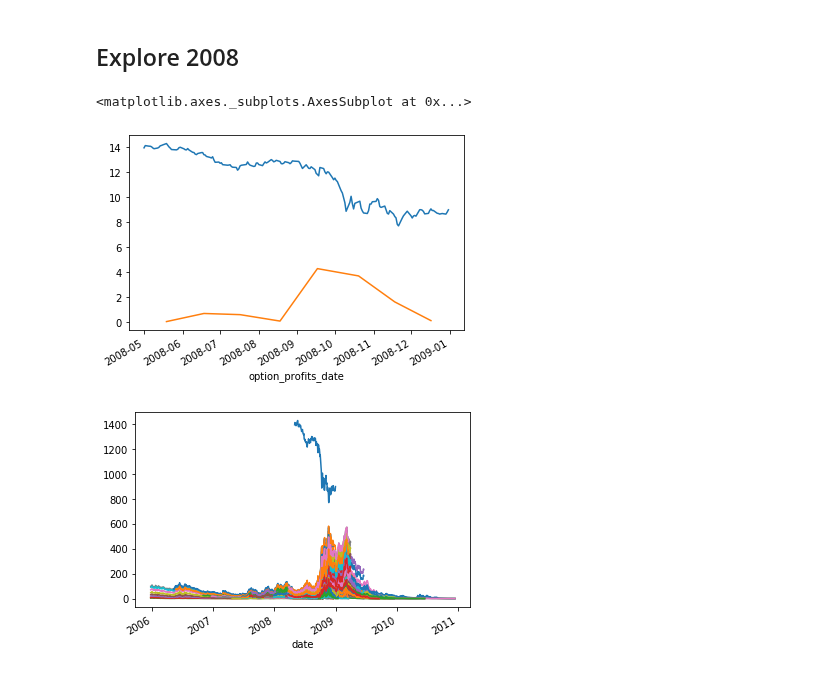
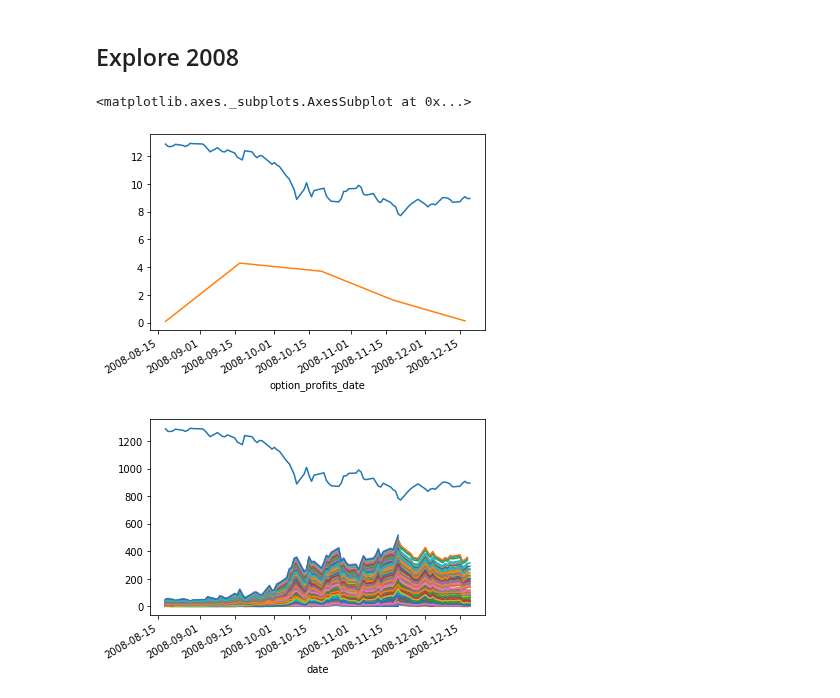
Before and after one commit to stopachka/gamma, a Jupyter notebook: 01_puts_strategy.ipynb, the cells around one changed output. Drawn from its saved outputs; the diff is of its cells as text; code cells hidden in the pictures.

```diff
--- a/01_puts_strategy.ipynb
+++ b/01_puts_strategy.ipynb
@@ -252,35 +252,41 @@ otm_range=(0.1, 0.3), maturity_range=(50, 75)
 # %% [markdown]
 ## Explore 2008
 # %%
-start_date = datetime(2008, 5, 1)
-end_date = datetime(2009, 1, 1)
+start_date = datetime(2008, 8, 18)
+end_date = datetime(2008, 12, 20)
+
 (rows, profits) = d1
 
 (STOCK_PRICES[STOCK_PRICES_AVG_COL][start_date:end_date] / 100).plot()
 profits[profits[OPTION_PROFITS_DATE].between(start_date, end_date)][OPTION_PROFITS_GROWTH].plot()
 # %% [output]
 <matplotlib.axes._subplots.AxesSubplot at 0x...>
-[figure, old version]
+[figure, new version]
 # %%
+xs = OPTION_PRICES[OPTION_PRICES[OPTION_PRICES_DATE_COL].between(start_date, end_date)]
+
 def f(x):
     first = x.iloc[0]
     best = max(x)
     return max(best, 1) / max(first, 1)
 
 growths = xs.groupby(
     [OPTION_PRICES_ID_COL]
 )[
     OPTION_PRICES_BID_COL
 ].agg(f)
 
 (STOCK_PRICES[STOCK_PRICES_AVG_COL][start_date:end_date]).plot()
 
 for id, growth in growths.iteritems():
     if growth > 10:
         ops = OPTION_PRICES[
             OPTION_PRICES[OPTION_PRICES_ID_COL] == id
         ]
+        ops = ops[
+            ops[OPTION_PRICES_DATE_COL].between(start_date, end_date)
+        ]
         ops = ops.set_index(ops[OPTION_PRICES_DATE_COL])
         ops[OPTION_PRICES_BID_COL].plot()
 # %% [output]
-[figure, old version]
+[figure, new version]
```
Also changed, not shown: parts of 3 cells of this notebook.
